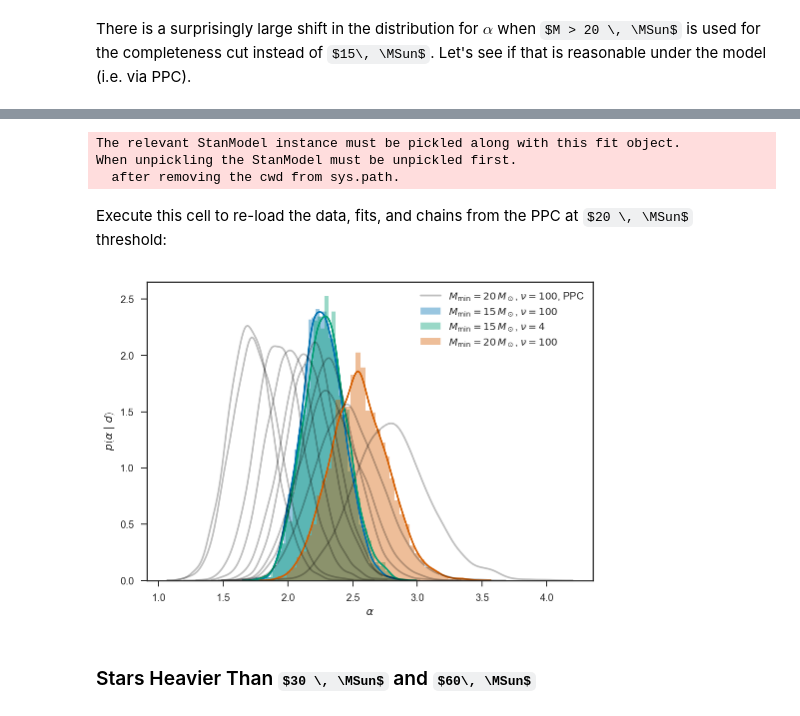
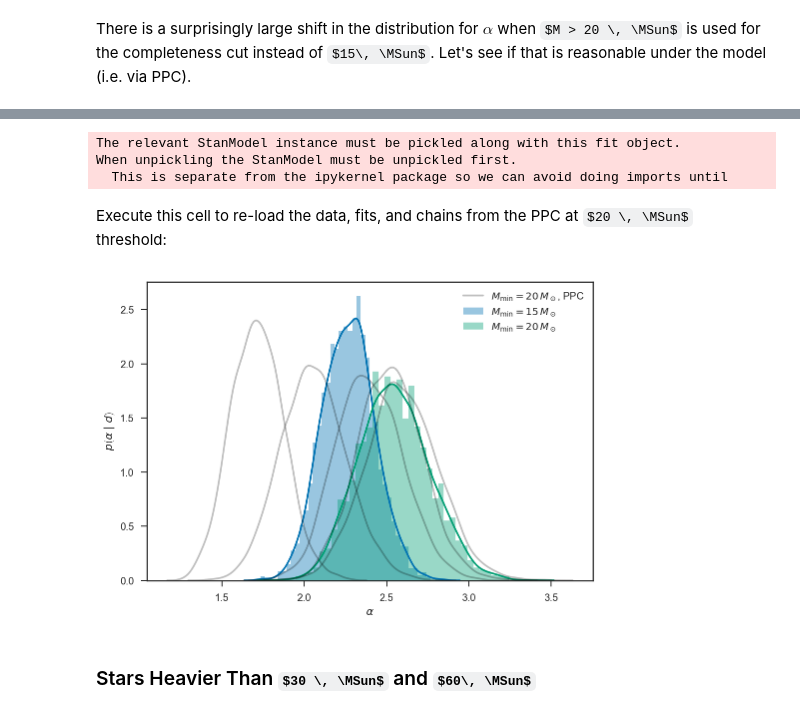
Before and after one commit to farr/30DorIMF, a Jupyter notebook: IMF.ipynb, the cells around one changed output, grey strips where cells are left out. Drawn from its saved outputs; the diff is of its cells as text; code cells hidden in the pictures; some formulas as TeX source.

```diff
--- a/IMF.ipynb
+++ b/IMF.ipynb
@@ -661,8 +651,8 @@ with sns.plotting_context('paper', rc=pubrc):
     xlocator = MultipleLocator(20)
     ax.xaxis.set_minor_locator(xlocator)
 
-    ms = logspace(log10(MComplete), log10(np.max(stellar_parameters['Mini'])+10), 1000)
-    ax.plot(ms, empirical_dNdM(stellar_parameters['Mini'][stellar_parameters['Mini']>MComplete])(ms), color='k', label='Data')
+    ms = logspace(log10(MCut), log10(np.max(stellar_parameters['Mini'])+10), 1000)
+    ax.plot(ms, empirical_dNdM(stellar_parameters['Mini'][stellar_parameters['Mini']>MCut])(ms), color='k', label='Data')
 
     edNdMs = []
     for i in range(1000):
@@ -709,7 +699,7 @@ And, as before, an alternate version of the figure:
 with sns.plotting_context('paper', rc=pubrc):
 
     ts = linspace(0, 10, 1000)
-    plot(ts, empirical_dNdt(stellar_parameters['age'][stellar_parameters['Mini']>MComplete])(ts), color='k', label='Data')
+    plot(ts, empirical_dNdt(stellar_parameters['age'][stellar_parameters['Mini']>MCut])(ts), color='k', label='Data')
 
     edNdts = []
     for i in range(1000):
@@ -738,10 +728,10 @@ chains_complete_ppc = []
 datas_complete_ppc = []
 fits_complete_ppc = []
 # %%
-for i in range(10):
+for i in range(5):
     ms, dms, ts, dts = draw_systems(fit, chain)
 
-    cutsel = ms > 20
+    cutsel = ms > MCut_high
     ms = ms[cutsel]
     dms = dms[cutsel]
     ts = ts[cutsel]
@@ -751,10 +741,10 @@ for i in range(10):
         'nltc': len(c_lifetime),
         'ltc': c_lifetime,
 
-        'nu': fit.data['nu'], # Should be 100
-
-        'MMin': 20,
+        'MMin': MMin_high,
+        'MCut': MCut_high,
         'tmax': fit.data['tmax'],
+        'sigma_logM_typ': sigma_logm_typ,
 
         'nobs': len(ms),
         'log_Mobs': log(ms),
@@ -774,38 +782,36 @@ for i in range(10):
 # %%
-with bz2.BZ2Fileile('sampling-complete-ppc.pkl.bz2', 'w') as out:
+with bz2.BZ2File('sampling-complete-ppc.pkl.bz2', 'w') as out:
     pickle.dump(model, out)
-    pickle.dump(datas_complete_ppc, out)
     pickle.dump(fits_complete_ppc, out)
     pickle.dump(chains_complete_ppc, out)
 # %% [output]
 The relevant StanModel instance must be pickled along with this fit object.
 When unpickling the StanModel must be unpickled first.
-  after removing the cwd from sys.path.
+  This is separate from the ipykernel package so we can avoid doing imports until
 # %% [markdown]
 Execute this cell to re-load the data, fits, and chains from the PPC at $20 \, \MSun$ threshold:
 # %%
 with bz2.BZ2File('sampling-complete-ppc.pkl.bz2', 'r') as inp:
     _ = pickle.load(inp) # This will load the model, but hopefully you have just compiled above
-    datas_complete_ppc = pickle.load(inp)
     fits_complete_ppc = pickle.load(inp)
     chains_complete_ppc = pickle.load(inp)
+datas_complete_pcc = [f.data for f in fits_complete_ppc]
 # %%
-sns.distplot(chain['alpha'], label=r'$M_\mathrm{min} = 15 \, M_\odot$, $\nu = 100$')
-sns.distplot(chain_broad['alpha'], label=r'$M_\mathrm{min} = 15 \, M_\odot$, $\nu = 4$')
-sns.distplot(chain_high_mass['alpha'], label=r'$M_\mathrm{min} = 20 \, M_\odot$, $\nu = 100$')
+sns.distplot(chain['alpha'], label=r'$M_\mathrm{min} = 15 \, M_\odot$')
+sns.distplot(chain_high_mass['alpha'], label=r'$M_\mathrm{min} = 20 \, M_\odot$')
 for (i, c) in enumerate(chains_complete_ppc):
     if i == 0:
-        sns.kdeplot(c['alpha'], alpha=0.25, color='k', label=r'$M_\mathrm{min} = 20 \, M_\odot$, $\nu = 100$, PPC')
+        sns.kdeplot(c['alpha'], alpha=0.25, color='k', label=r'$M_\mathrm{min} = 20 \, M_\odot$, PPC')
     else:
         sns.kdeplot(c['alpha'], alpha=0.25, color='k')
 legend(loc='best')
 
 xlabel(r'$\alpha$')
 ylabel(r'$p\left( \alpha \mid d \right)$')
 
 savefig('alpha-ppc.pdf')
 # %% [output]
-[figure, old version]
+[figure, new version]
 # %% [markdown]
 ### Stars Heavier Than $30 \, \MSun$ and $60\, \MSun$
 # %%
```
Also changed, not shown: parts of 45 cells of this notebook, 17 other files.
